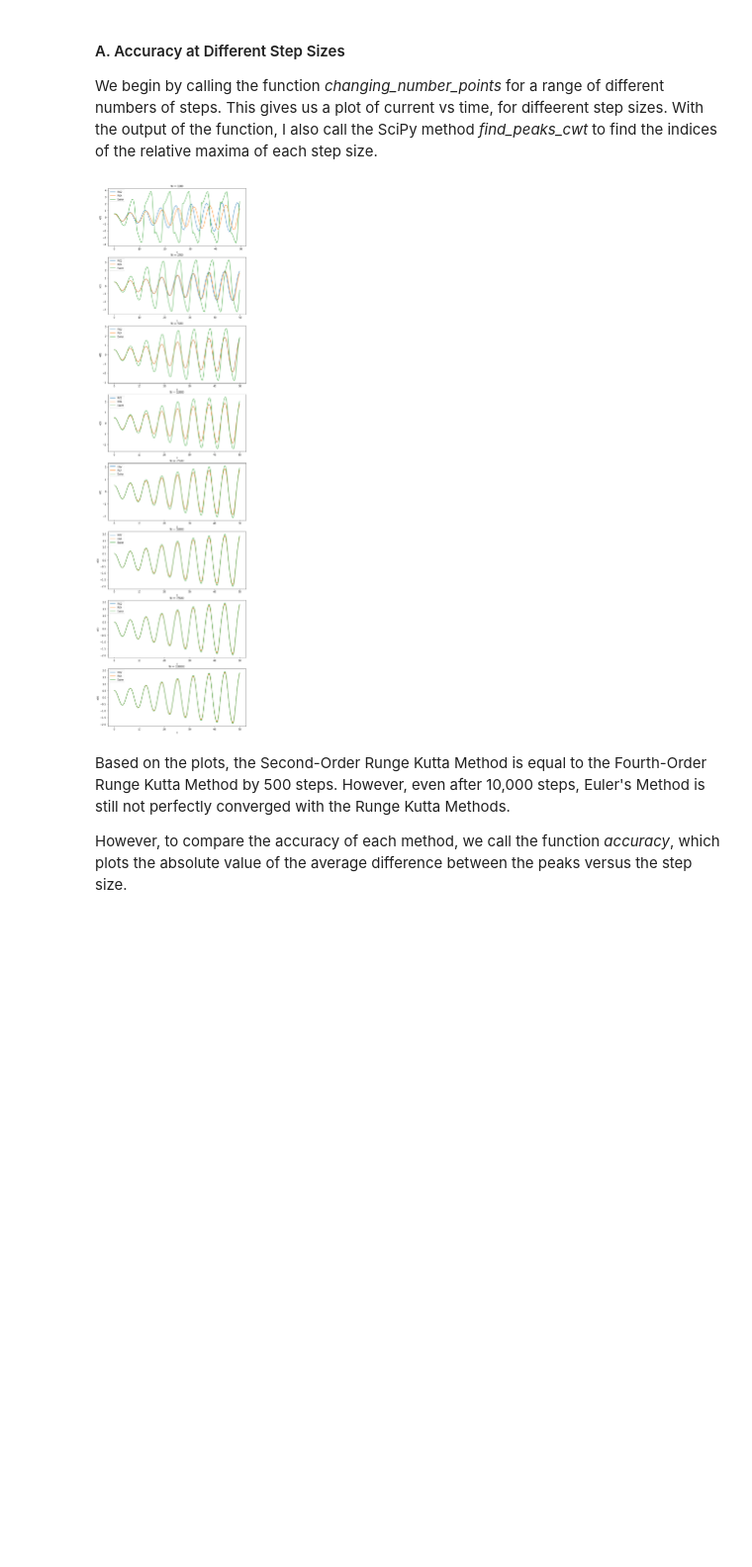
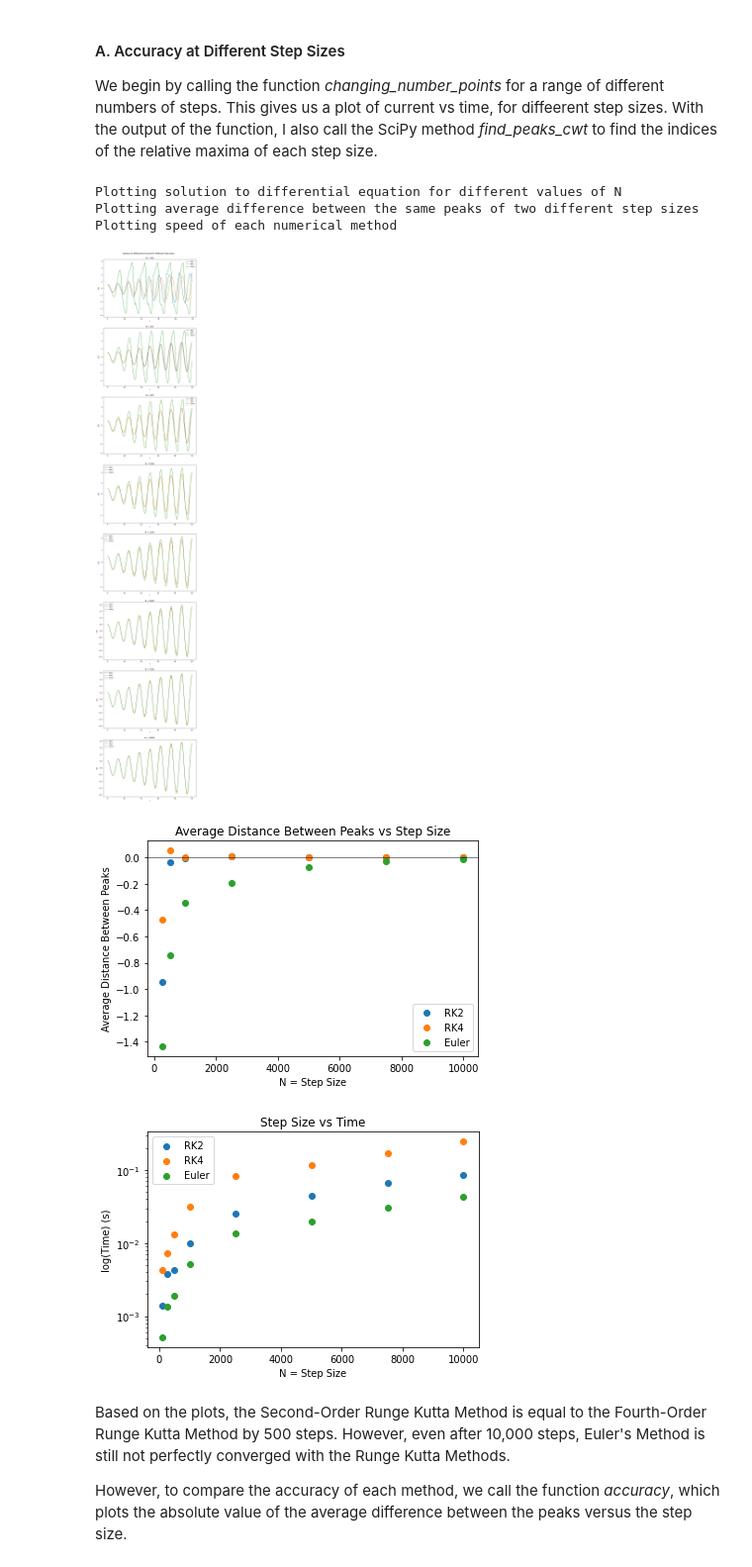
Before and after one commit to sawfords/PHY480_Final_Project, a Jupyter notebook: Sawford_ProjectNotebook.ipynb, the cells around one changed output. Shown: that part at 99% size. Drawn from its saved outputs; the diff is of its cells as text; code cells hidden in the pictures; blank space fills up the shorter version.

```diff
--- a/Sawford_ProjectNotebook.ipynb
+++ b/Sawford_ProjectNotebook.ipynb
@@ -243,7 +243,7 @@ Now that our functions have been tested, we can figure out which numerical metho
 
 We will start with a function that inputs the number of points to calculate the current for between two bounds and an index to plot the results on separate subplots.  For this section, we will assume $\mu = .1$, and $I(0) = .5 A$, and $V(0) = 0 V$.
 # %%
-def changing_number_points(N, index, mu):
+def changing_number_points(N, index, mu, ax):
     '''
     Run each numerical method and plot results for different number of steps
     Parameters:
@@ -338,7 +338,7 @@ Next, we write a function that will take in the peak values, and will make a sca
 # Makes scatter plot of the average difference between the peak of two different step sizes versus step size
 # Inputs: N (array of different step sizes), peaks (array of indices in the solution array of the relative maxima)
 # Outputs: Scatter plot, array with the average distance between the peaks
-def accuracy(N, peaks, y_sol, method):
+def accuracy(N, peaks, y_sol, method, ax1):
     # Emtpy array to fill with average distances between peaks
     average = []
     # Don't include 0 plotting i and i-1
@@ -366,9 +366,9 @@ def accuracy(N, peaks, y_sol, method):
                 temp2 = temp2[:len(temp1)]
             average.append((np.average((abs(np.array(temp1)) - (abs(np.array(temp2)))))))
     # Plot step size versus absolute value of average distance
-    plt.scatter(N[1:],(np.array(average)), label = method)
-    plt.xlabel("N = Step Size")
-    plt.ylabel("Average Distance Between Peaks")
-    plt.title("Average Distance Between Peaks vs Step Size")
-    plt.legend()
+    ax1.scatter(N[1:],(np.array(average)), label = method)
+    ax1.set_xlabel("N = Step Size")
+    ax1.set_ylabel("Average Distance Between Peaks")
+    ax1.set_title("Average Distance Between Peaks vs Step Size")
+    ax1.legend()
     return average
@@ -377,48 +443,22 @@ def accuracy(N, peaks, y_sol, method):
 # %% [markdown]
 #### A. Accuracy at Different Step Sizes
 We begin by calling the function *changing_number_points* for a range of different numbers of steps.  This gives us a plot of current vs time, for diffeerent step sizes.  With the output of the function, I also call the SciPy method *find_peaks_cwt* to find the indices of the relative maxima of each step size.
-# %%
-# Initialize all step sizes studied
-N = [100, 250, 500, 1000, 2500, 5000, 7500, 10000]
-
-# Set up plots to show solutions for current vs time
-fig,ax = plt.subplots(len(N))
-fig.set_size_inches(10,40)
-
-# Initialze empty arrays to store time, current solutions, voltage solutions, and relative maxima of current
-y_sol_rk2 = []
-y_sol_rk4 = []
-y_sol_euler = []
-
-dy_sol = []
-speed = []
-
-rk2_peaks = []
-rk4_peaks = []
-euler_peaks = []
-# Run changing_number_points for each step size in N
-for i in range(int(len(N))):
-    # Save time, current, and voltage
-    rk2, rk4, euler, dy, t = changing_number_points(N[i],i, .1)
-    y_sol_rk2.append(rk2)
-    y_sol_rk4.append(rk4)
-    y_sol_euler.append(euler)
-
-    dy_sol.append(dy)
-    speed.append(t)
-
-    # # Calculate relative maxima of current for each numerical method for all time steps
-    # # Only through 49 because (1,50) gives different number of peaks for each step size
-    index = (find_peaks_cwt(y_sol_rk2[i], np.arange(1,49)))
-    rk2_peaks.append(index)
-
-    index = (find_peaks_cwt(y_sol_rk4[i], np.arange(1,49)))
-    rk4_peaks.append(index)
-
-    index = (find_peaks_cwt(y_sol_euler[i], np.arange(1,49)))
-    euler_peaks.append(index)
-# %% [output]
-[figure, removed]
+# %%
+fig,ax = plt.subplots(8)
+fig.set_size_inches(10,50)
+fig.suptitle("Solution to Differential Current for Different Step Sizes")
+fig.tight_layout(pad = 5)
+
+fig1,ax1 = plt.subplots(1)
+fig1, ax2 = plt.subplots(1)
+putting_it_together(.1, ax, ax1, ax2)
+# %% [output]
+Plotting solution to differential equation for different values of N
+Plotting average difference between the same peaks of two different step sizes
+Plotting speed of each numerical method
+[figure, added]
+[figure, added]
+[figure, added]
 # %% [markdown]
 Based on the plots, the Second-Order Runge Kutta Method is equal to the Fourth-Order Runge Kutta Method by 500 steps.  However, even after 10,000 steps, Euler's Method is still not perfectly converged with the Runge Kutta Methods.
 
```
Also changed, not shown: parts of 5 cells of this notebook.
